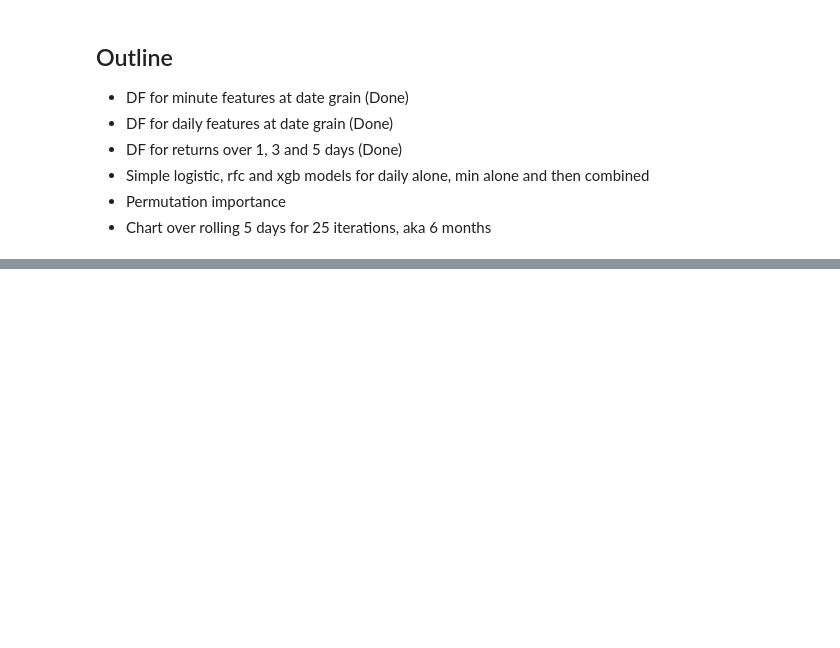
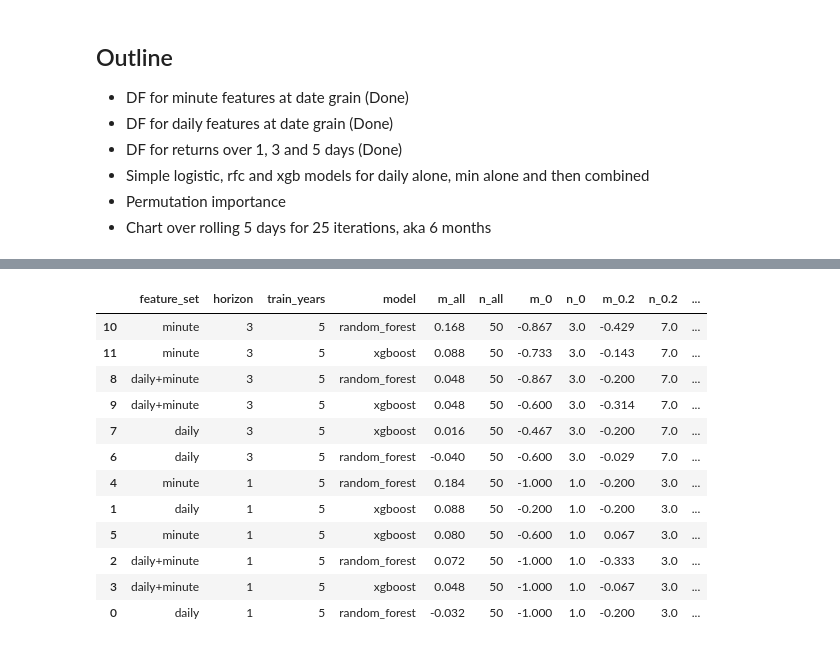
Before and after one commit to bchase17/Fracturion, a Jupyter notebook: Intraday_Model_Pipeline/training_pipeline_simple.ipynb, the cells around one changed output, grey strips where cells are left out. Cells and saved outputs as stored; diff of their text form; code cells hidden in the pictures; blank space fills up the shorter version.

```diff
--- a/Intraday_Model_Pipeline/training_pipeline_simple.ipynb
+++ b/Intraday_Model_Pipeline/training_pipeline_simple.ipynb
@@ -484,0 +798,61 @@ results_df.to_csv('test_output.csv')
+# %%
+bins = [0, 0.2, 0.4, 0.6, 0.8, 1.0]
+idx  = ["feature_set", "horizon", "train_years", "model"]
+
+dfs = [results_df, results_df_3d]
+final_df = None
+
+for df in dfs:
+    df = df.copy()
+
+    # bucket to exact 5-day bins
+    df["test_pos_frac"] = ((df["test_pos_frac"] * 5).round() / 5).clip(0, 1)
+
+    # overall (distribution-agnostic)
+    overall = (
+        df.groupby(idx, as_index=False)
+          .agg(m_all=("signed_acc", "mean"), n_all=("run", "count"))
+    )
+
+    # by-bin
+    g = (
+        df.groupby(idx + ["test_pos_frac"], as_index=False)
+          .agg(m=("signed_acc", "mean"), n=("run", "count"))
+    )
+
+    wide = (
+        g.pivot(index=idx, columns="test_pos_frac", values=["m", "n"])
+         .reindex(columns=bins, level=1)
+    )
+    wide.columns = [f"{metric}_{frac:g}" for metric, frac in wide.columns]
+    wide = wide.reset_index()
+
+    # merge overall into wide
+    wide = wide.merge(overall, on=idx, how="left")
+
+    # optional: column order
+    column_order = ['feature_set', 'horizon', 'train_years', 'model', 'm_all', 'n_all', 'm_0', 'n_0', 'm_0.2',
+                    'n_0.2', 'm_0.4', 'n_0.4', 'm_0.6', 'n_0.6', 'm_0.8', 'n_0.8', 'm_1', 'n_1']
+
+    wide = wide[column_order].round(3)
+
+    if final_df is None:
+        final_df = wide.copy()
+    else:
+        final_df = pd.concat([final_df, wide.copy()], ignore_index=True)
+
+final_df.sort_values(by=['horizon', 'm_all'], ascending=False)
+# %% [output]
+|  | feature_set | horizon | train_years | model | m_all | n_all | m_0 | n_0 | m_0.2 | n_0.2 | ... |
+| 10 | minute | 3 | 5 | random_forest | 0.168 | 50 | -0.867 | 3.0 | -0.429 | 7.0 | ... |
+| 11 | minute | 3 | 5 | xgboost | 0.088 | 50 | -0.733 | 3.0 | -0.143 | 7.0 | ... |
+| 8 | daily+minute | 3 | 5 | random_forest | 0.048 | 50 | -0.867 | 3.0 | -0.200 | 7.0 | ... |
+| 9 | daily+minute | 3 | 5 | xgboost | 0.048 | 50 | -0.600 | 3.0 | -0.314 | 7.0 | ... |
+| 7 | daily | 3 | 5 | xgboost | 0.016 | 50 | -0.467 | 3.0 | -0.200 | 7.0 | ... |
+| 6 | daily | 3 | 5 | random_forest | -0.040 | 50 | -0.600 | 3.0 | -0.029 | 7.0 | ... |
+| 4 | minute | 1 | 5 | random_forest | 0.184 | 50 | -1.000 | 1.0 | -0.200 | 3.0 | ... |
+| 1 | daily | 1 | 5 | xgboost | 0.088 | 50 | -0.200 | 1.0 | -0.200 | 3.0 | ... |
+| 5 | minute | 1 | 5 | xgboost | 0.080 | 50 | -0.600 | 1.0 | 0.067 | 3.0 | ... |
+| 2 | daily+minute | 1 | 5 | random_forest | 0.072 | 50 | -1.000 | 1.0 | -0.333 | 3.0 | ... |
+| 3 | daily+minute | 1 | 5 | xgboost | 0.048 | 50 | -1.000 | 1.0 | -0.067 | 3.0 | ... |
+| 0 | daily | 1 | 5 | random_forest | -0.032 | 50 | -1.000 | 1.0 | -0.200 | 3.0 | ... |
```
Also changed, not shown: parts of 15 cells of this notebook.
